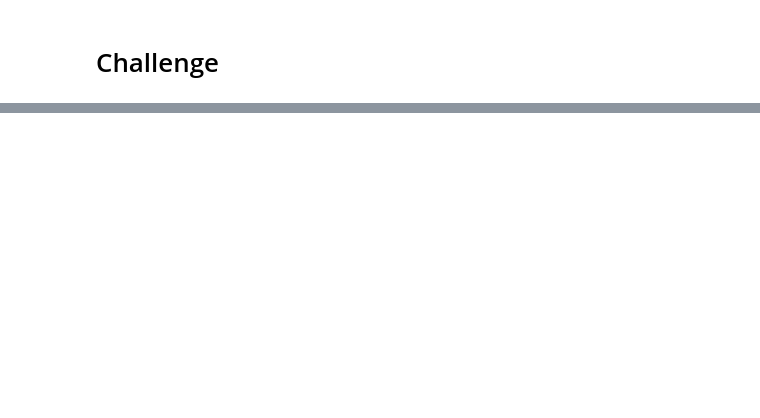
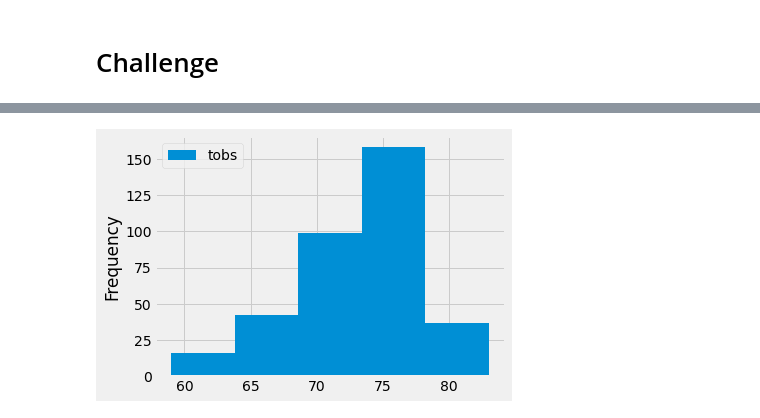
Before and after one commit to leonkelvin2000/surfs_up, a Jupyter notebook: climate_analysis.ipynb, the cells around one changed output, grey strips where cells are left out. Saved outputs shown, nothing was run; the diff lists cells and outputs as text; code cells hidden in the pictures; blank space fills up the shorter version.

```diff
--- a/climate_analysis.ipynb
+++ b/climate_analysis.ipynb
@@ -128,0 +173,6 @@ df.describe()
+# %%
+# Skill Drill
+df.plot.hist(bins=5)
+plt.tight_layout()
+# %% [output]
+[figure, added]
```
Also changed, not shown: parts of 9 cells of this notebook.
